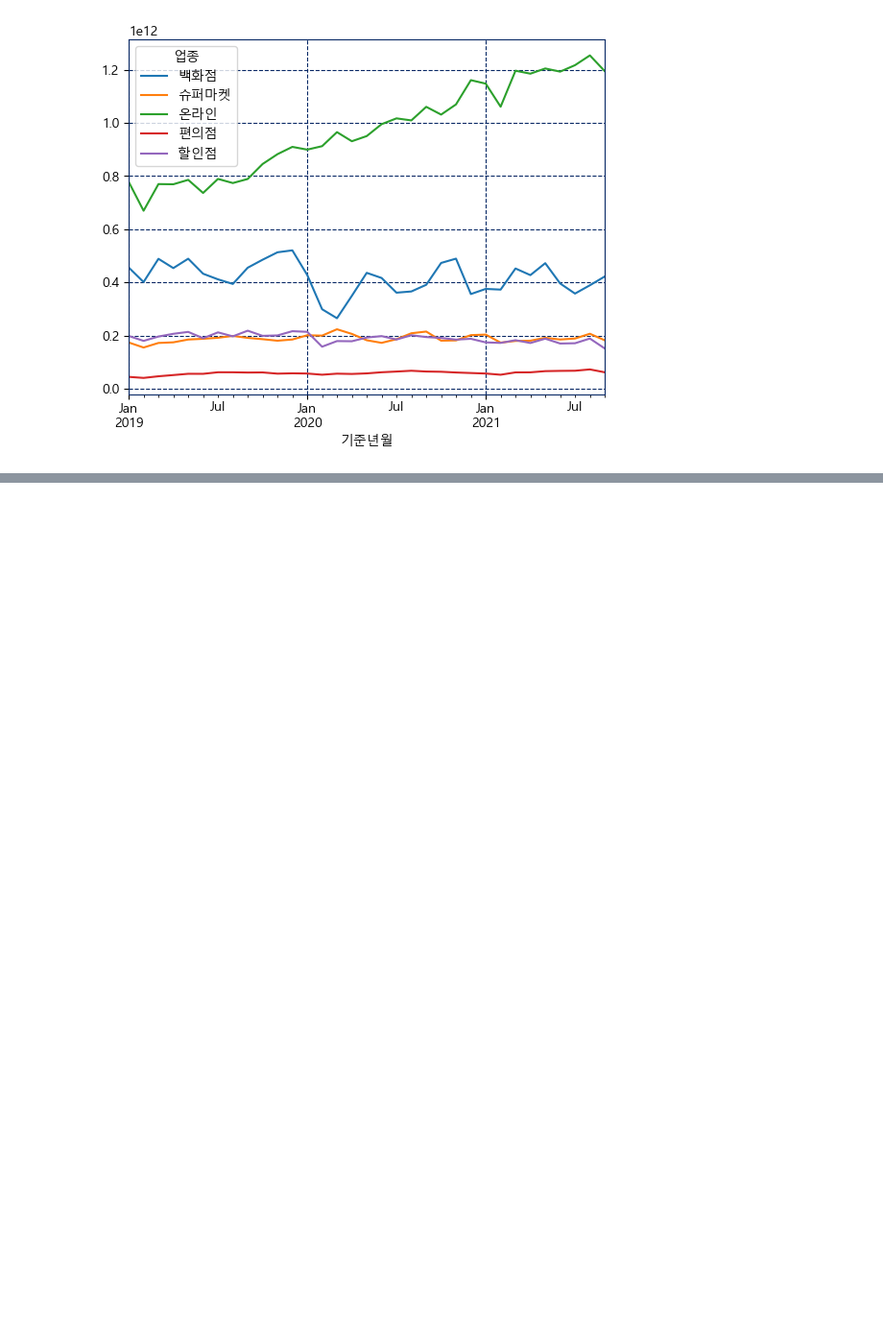
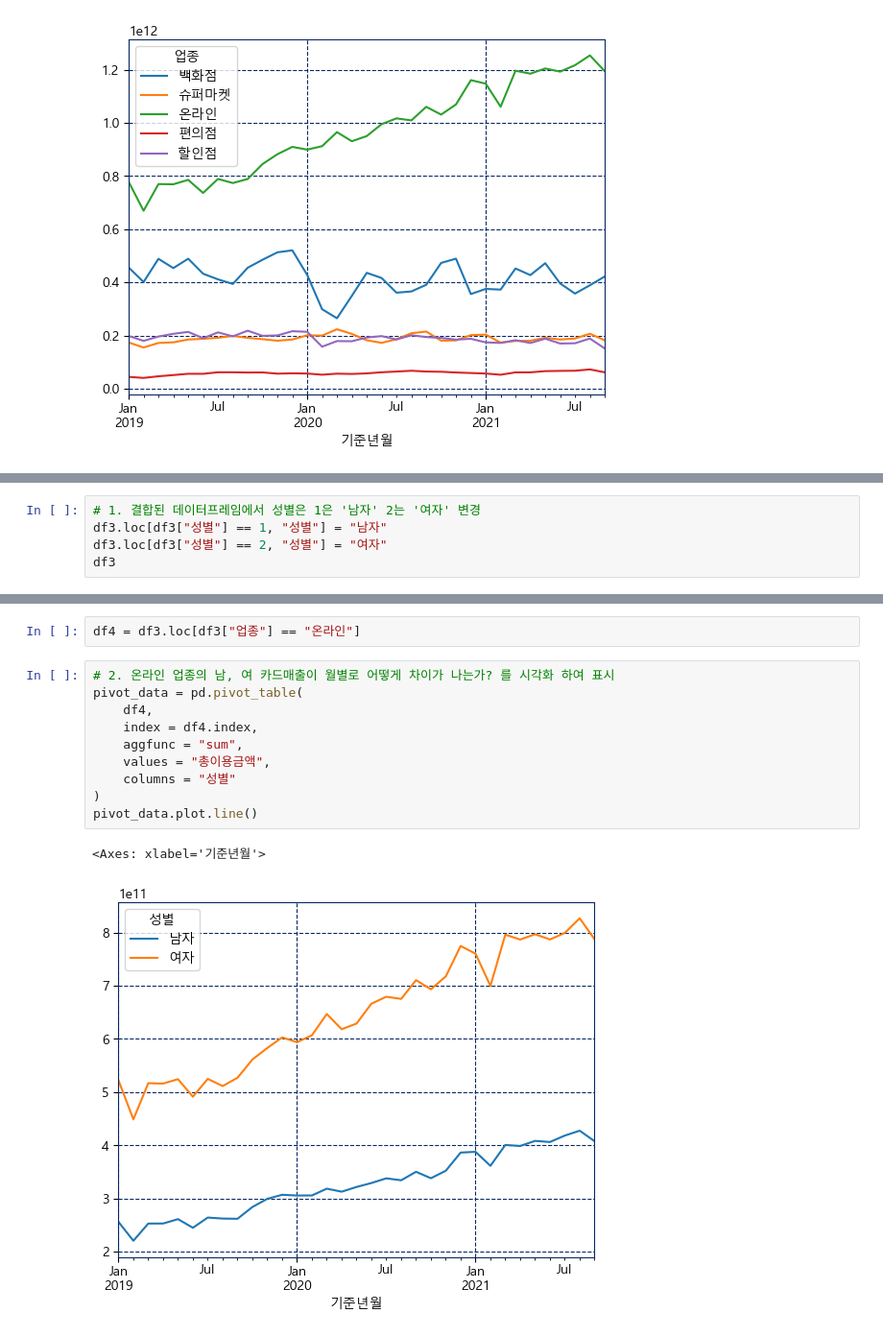
Before and after one commit to BDooHyun/ubion_python_class_01, a Jupyter notebook: 230425/03_matplotlib.ipynb, the cells around one changed output, grey strips where cells are left out. Shown at 96% size. Saved outputs shown, nothing was run; the diff lists cells and outputs as text; blank space fills up the shorter version.

```diff
--- a/230425/03_matplotlib.ipynb
+++ b/230425/03_matplotlib.ipynb
@@ -409,0 +425,5 @@ pivot_data.plot.line()
+# %%
+# 1. 결합된 데이터프레임에서 성별은 1은 '남자' 2는 '여자' 변경
+df3.loc[df3["성별"] == 1, "성별"] = "남자"
+df3.loc[df3["성별"] == 2, "성별"] = "여자"
+df3
@@ -409,0 +445,15 @@ pivot_data.plot.line()
+# %%
+df4 = df3.loc[df3["업종"] == "온라인"]
+# %%
+# 2. 온라인 업종의 남, 여 카드매출이 월별로 어떻게 차이가 나는가? 를 시각화 하여 표시
+pivot_data = pd.pivot_table(
+    df4,
+    index = df4.index,
+    aggfunc = "sum",
+    values = "총이용금액",
+    columns = "성별"
+)
+pivot_data.plot.line()
+# %% [output]
+<Axes: xlabel='기준년월'>
+[figure, added]
```
Also changed, not shown: parts of 7 cells of this notebook, 1 other file.
